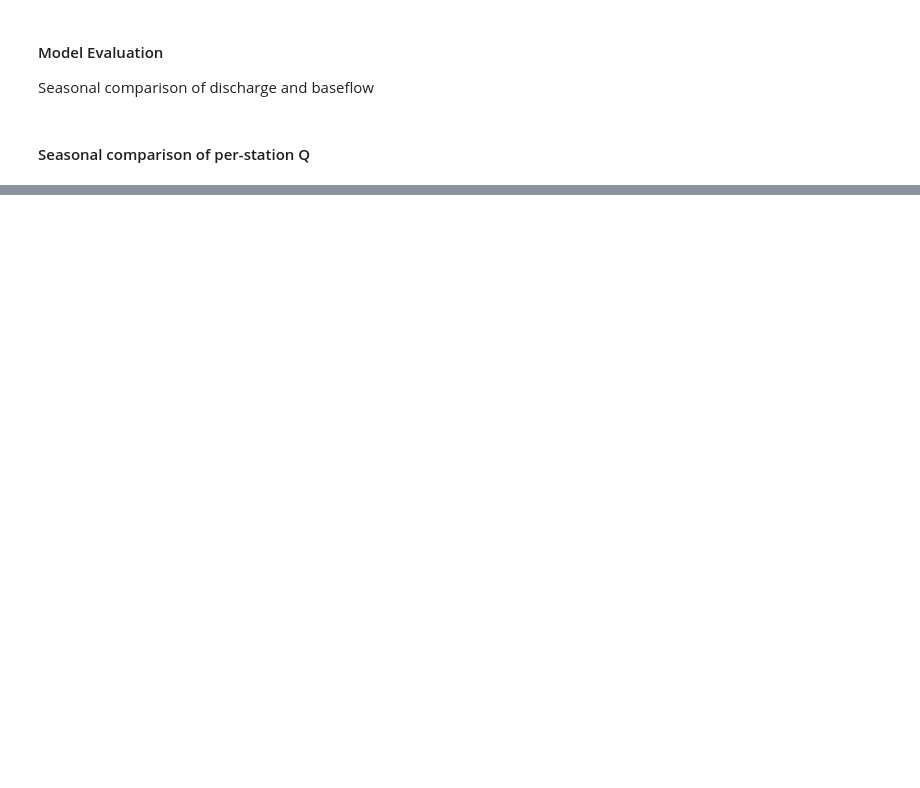
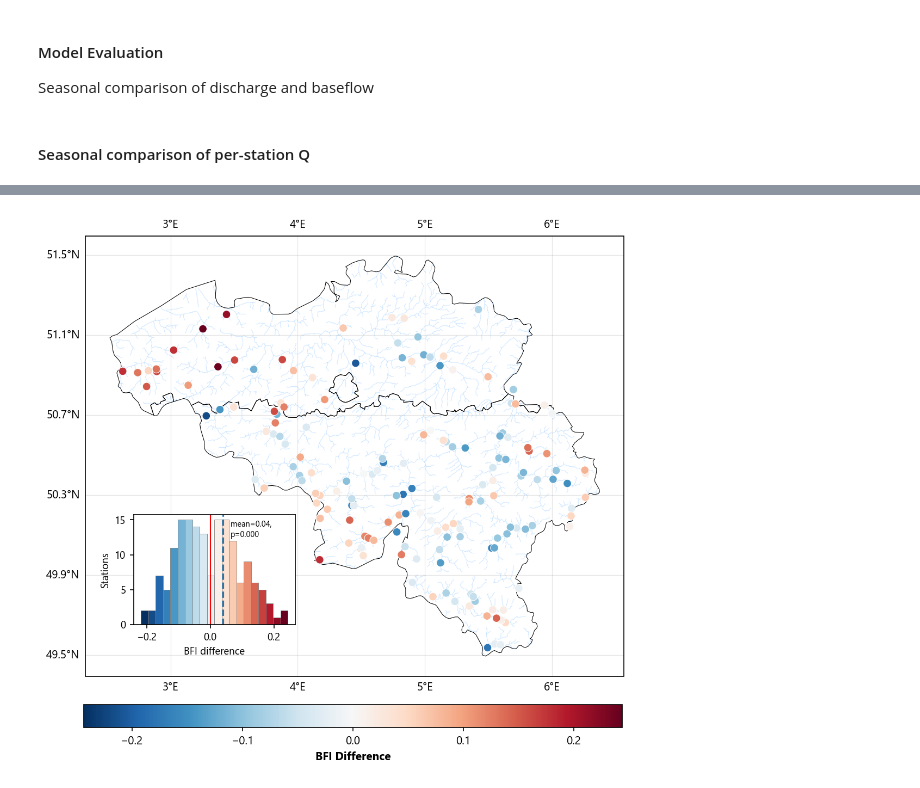
Before and after one commit to klekarkar/mHM_IO_dataprocessing, a Jupyter notebook: ISIMIP_recharge_assessment.ipynb, the cells around one changed output, grey strips where cells are left out. Saved outputs shown, nothing was run; the diff lists cells and outputs as text; code cells hidden in the pictures; blank space fills up the shorter version.

```diff
--- a/ISIMIP_recharge_assessment.ipynb
+++ b/ISIMIP_recharge_assessment.ipynb
@@ -12,6 +23,14 @@ plt.rcParams['font.family'] = 'Segoe UI'
 Seasonal comparison of discharge and baseflow
 # %%
 models = ["GFDL-ESM4", "IPSL-CM6A-LR", "MPI-ESM1-2-HR", "MRI-ESM2-0", "UKESM1-0-LL"]
+
+#station coordinates
+station_locations = pd.read_csv("mHM_eval_stations.csv")
+#Boundaries data
+be_shp = gpd.read_file(r"W:/VUB/_main_research/mHM/mhm_belgium/be_shp/be.shp")
+
+#rivers
+rivers_shp = gpd.read_file(r"W:/VUB/_main_research/data/shapefiles/HydroRIVERS_v10_eu_shp/HydroRIVERS_v10_eu_shp/hydroRivers_BE.shp")
 
 #Open picked flow data for evaluation stations
 with open("eval_stations_Q.pickle", "rb") as f:
@@ -65,0 +240,77 @@ plot_multimodel_spread(model_seasons_df, seasons,
+# %%
+bfi_diff_gdf=bfi_diff_gdf[bfi_diff_gdf['bfi_diff']<0.3]
+# %%
+#### Map the BFI and KGE values
+import matplotlib
+from matplotlib.colors import TwoSlopeNorm
+fig, ax = plt.subplots(figsize=(15, 7), subplot_kw={'projection': ccrs.PlateCarree()}, dpi=150)
+
+be_shp.plot(ax=ax, linewidth=0.5,
+              edgecolor='black', facecolor='none', zorder=1, transform=ccrs.PlateCarree())
+
+rivers_shp.plot(ax=ax, linewidth=0.5, alpha=0.2,
+                edgecolor='dodgerblue', facecolor='none', zorder=2, transform=ccrs.PlateCarree())
+
+
+diff = bfi_diff_gdf['bfi_diff'].to_numpy()
+
+# color: diverging, centered at 0
+vmax = np.nanpercentile(np.abs(diff), 100)  # robust limits
+norm = TwoSlopeNorm(vmin=-vmax, vcenter=0.0, vmax=vmax)
+cmap = 'RdBu_r'  # blue = negative, red = positive (reverse if you prefer)
+
+# size: scale |diff| to [smin, smax]
+mag = np.abs(diff)
+smin, smax = 30, 300
+sizes = np.interp(mag, [mag.min(), mag.max()], [smin, smax])
+
+sc = ax.scatter(
+    bfi_diff_gdf.geometry.x, bfi_diff_gdf.geometry.y,
+    c=diff,
+    s=50,
+    cmap=cmap,
+    norm=norm,
+    edgecolor='white',
+    linewidth=0.5,
+    transform=ccrs.PlateCarree(),
+    zorder=3
+)
+
+gl = ax.gridlines(draw_labels=True, color='gray', lw=0.6, alpha=0.2)
+gl.xlocator = plt.FixedLocator(np.arange(0, 10, 1))
+gl.ylocator = plt.FixedLocator(np.arange(49.5, 51.9, 0.4))
+gl.top_labels = True
+gl.right_labels = False
+
+#Insert inset histogram of BFI values
+from mpl_toolkits.axes_grid1.inset_locator import inset_axes
+ax_in = inset_axes(ax, width="30%", height="25%", bbox_to_anchor=(-.60, -.62, 1.0, 1.0), bbox_transform=ax.transAxes)
+ax_in.axvline(0, linewidth=1, color='red')
+ax_in.axvline(m_diff, linestyle='--')
+#ax_in.axvspan(lo_diff, hi_diff, alpha=0.2)
+ax_in.text(0.6, 0.95, f'mean={m_diff:.02f},  \np={p_w:.3f}',
+           transform=ax_in.transAxes, va='top', fontsize=7)
+cm = matplotlib.colormaps[cmap]
+_, bins, patches = ax_in.hist(diff, bins=20, color="r")  # Corrected axis
+bin_centers = 0.5*(bins[:-1]+bins[1:])
+col = bin_centers - min(bin_centers)
+if np.max(col) > 0:
+    col /= np.max(col)
+
+for c, p in zip(col, patches):
+    plt.setp(p, "facecolor", cm(c))
+    edgecolor = 'gray'
+    lwidth = 0.4
+    plt.setp(p, "edgecolor", edgecolor, "linewidth", lwidth)
+ax_in.set_xlabel('BFI difference', fontsize=9)
+ax_in.set_ylabel('Stations', fontsize=9)
+ax_in.tick_params(labelsize=9)
+
+cax = fig.add_axes([0.291, 0.02, 0.44, 0.04]) #left, bottom, width, height
+cmap = plt.get_cmap(cmap)
+
+cbar = plt.colorbar(ScalarMappable(norm=norm, cmap=cmap), cax=cax, orientation='horizontal')
+cbar.ax.tick_params(labelsize=10)
+cbar.set_label('BFI Difference', fontsize=10, weight='bold')
+# %% [output]
+[figure, added]
```
Also changed, not shown: parts of 13 cells of this notebook, 1 other file.
